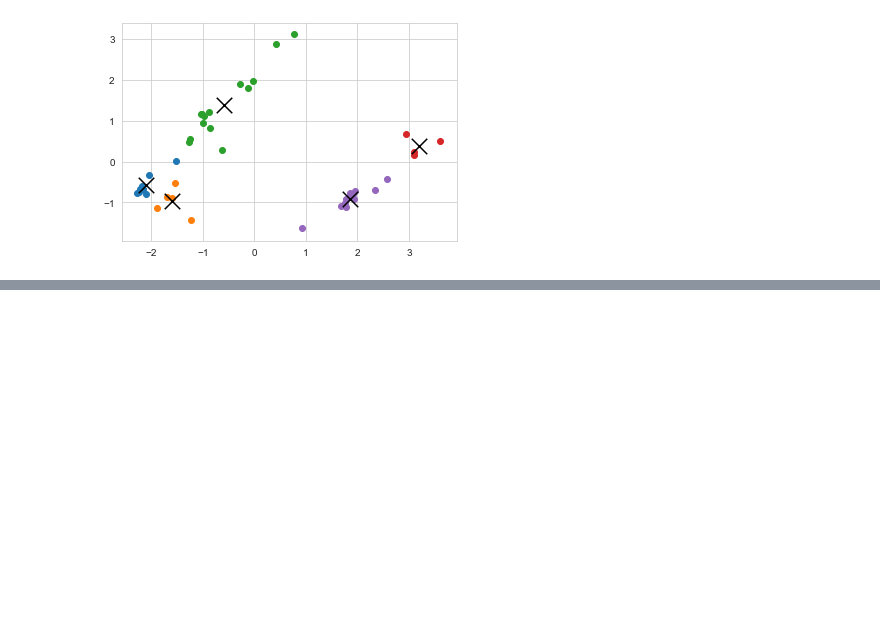
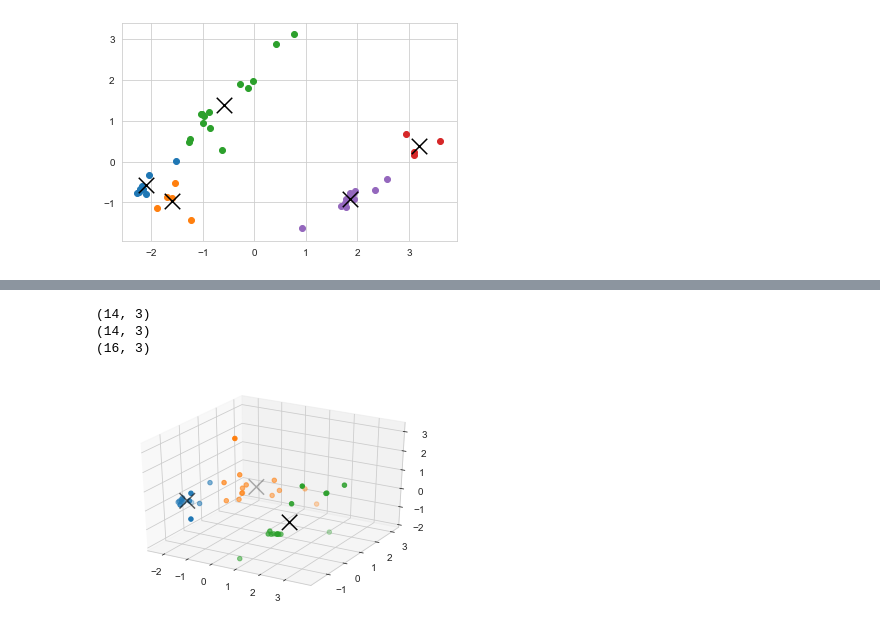
Before and after one commit to kcruse/cs189-darkmagic, a Jupyter notebook: ProjectTFinal_Dataset.ipynb, the cells around one changed output, grey strips where cells are left out. Saved outputs shown, nothing was run; the diff lists cells and outputs as text; code cells hidden in the pictures; blank space fills up the shorter version.

```diff
--- a/ProjectTFinal_Dataset.ipynb
+++ b/ProjectTFinal_Dataset.ipynb
@@ -444,0 +434,10 @@ ValueError: Unrecognized marker style array([], shape=(44, 0), dtype=float64)
+# %%
+#TODO: Fill in the value for best_k to visualize the clustering.
+# %matplotlib qt UNCOMMENT THIS LINE TO INTERACT WITH THE 3-D GRAPH (zoom in/out, rotate, etc)
+best_k = 3
+plot_clustering_d(x, 3, centroids[best_k-1], assignments[best_k-1])
+# %% [output]
+(14, 3)
+(14, 3)
+(16, 3)
+[figure, added]
```
Also changed, not shown: parts of 14 cells of this notebook.
